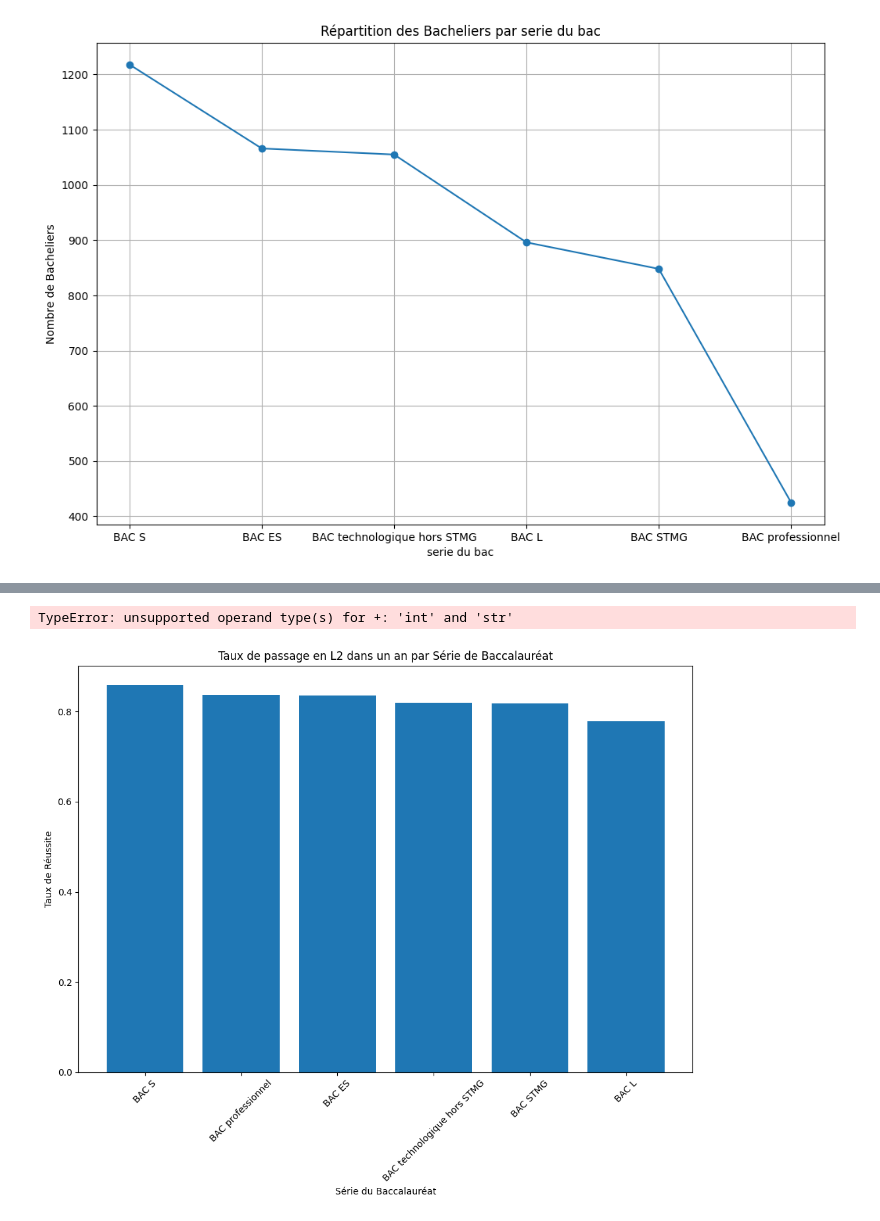
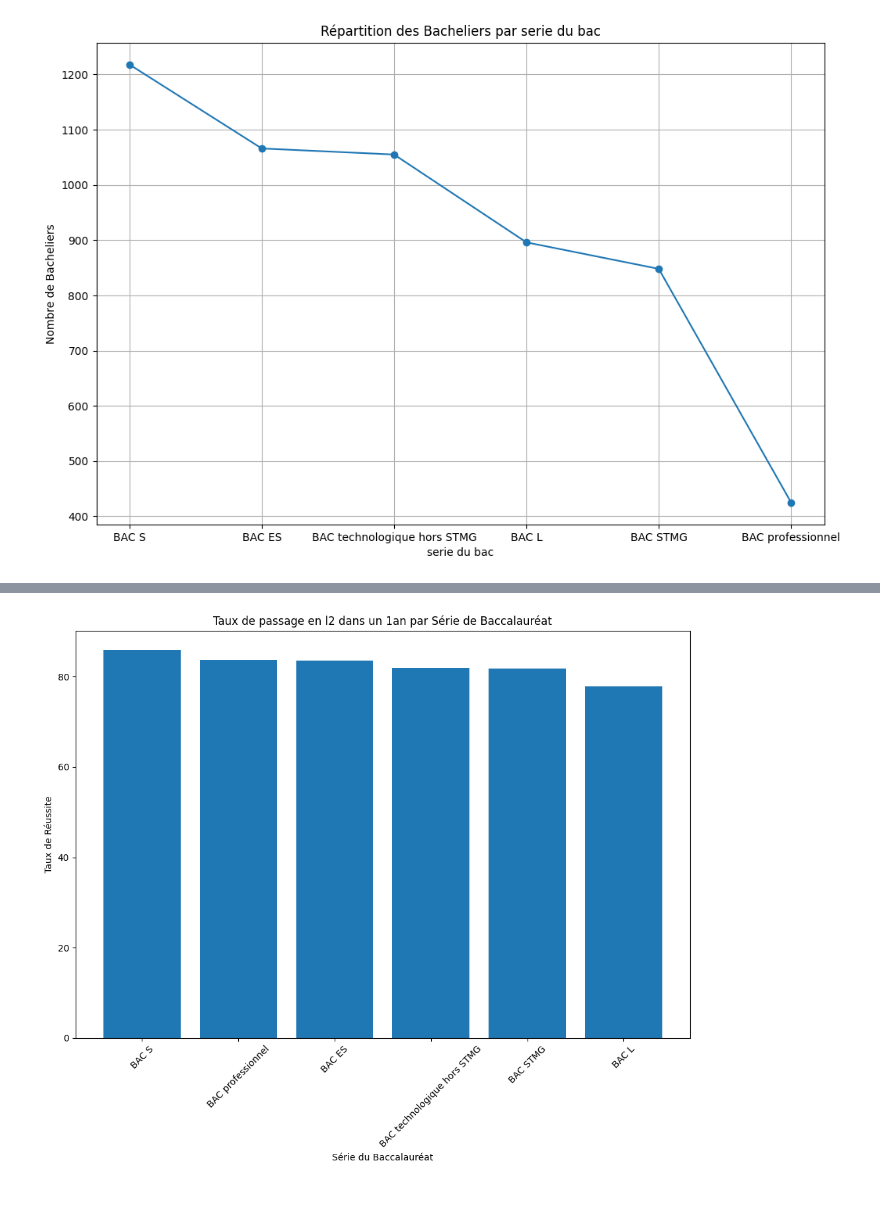
Before and after one commit to anaas-BD/projet-big-data, a Jupyter notebook: BDD_etude.ipynb, the cells around one changed output, grey strips where cells are left out. Cells and saved outputs as stored; diff of their text form; code cells hidden in the pictures.

Commit message:
Add files via upload
notebook final du groupe

```diff
--- a/BDD_etude.ipynb
+++ b/BDD_etude.ipynb
@@ -114,49 +118,26 @@ plt.show()
 # %%
 
 #Taux de passage_en_l2 en 1 année par série de baccalauréat
 
 from pyspark.sql.functions import when, col, sum, count
 from pyspark.sql.types import IntegerType
 from pyspark.sql.functions import when, col
 
 # Ajouter une colonne indiquant si l'étudiant a réussi
 df = df.withColumn("Reussite", when(col("passage_en_l2_1_an").isNotNull(), 1).otherwise(0))
 
 # Calculer le taux de réussite par série de baccalauréat
 success_rate_by_series = df.groupBy("serie_bac_lib").agg(
-    (sum("Reussite") / count("Reussite")).alias("Taux_de_reussite")
+    (((sum("Reussite") / count("Reussite")))*100).alias("Taux_de_reussite")
 ).orderBy("Taux_de_reussite", ascending=False).toPandas()
 
 # Visualiser le taux de réussite avec un bar chart
 plt.figure(figsize=(12, 8))
 plt.bar(success_rate_by_series['serie_bac_lib'], success_rate_by_series['Taux_de_reussite'])
 plt.xlabel('Série du Baccalauréat')
 plt.ylabel('Taux de Réussite')
 plt.title('Taux de passage en l2 dans un 1an par Série de Baccalauréat')
 plt.xticks(rotation=45)
 plt.show()
 # %% [output]
-TypeError: unsupported operand type(s) for +: 'int' and 'str'
+[figure, added]
-# %%
-from pyspark.sql.functions import when, col, sum, count
-from pyspark.sql.types import IntegerType
-import matplotlib.pyplot as plt
-
-# Ajouter une colonne indiquant si l'étudiant a réussi et convertir en type Integer
-df = df.withColumn("Reussite", when(col("passage_en_l2_1_an").isNotNull(), 1).otherwise(0).cast(IntegerType()))
-
-# Calculer le taux de réussite par série de baccalauréat
-success_rate_by_series = df.groupBy("serie_bac_lib").agg(
-    (sum("Reussite") / count("Reussite")).alias("Taux_de_reussite")
-).orderBy("Taux_de_reussite", ascending=False).toPandas()
-
-# Visualiser le taux de réussite avec un bar chart
-plt.figure(figsize=(12, 8))
-plt.bar(success_rate_by_series['serie_bac_lib'], success_rate_by_series['Taux_de_reussite'])
-plt.xlabel('Série du Baccalauréat')
-plt.ylabel('Taux de Réussite')
-plt.title('Taux de passage en L2 dans un an par Série de Baccalauréat')
-plt.xticks(rotation=45)
-plt.show()
-# %% [output]
-[figure, removed]
```
Also changed, not shown: parts of 13 cells of this notebook.
